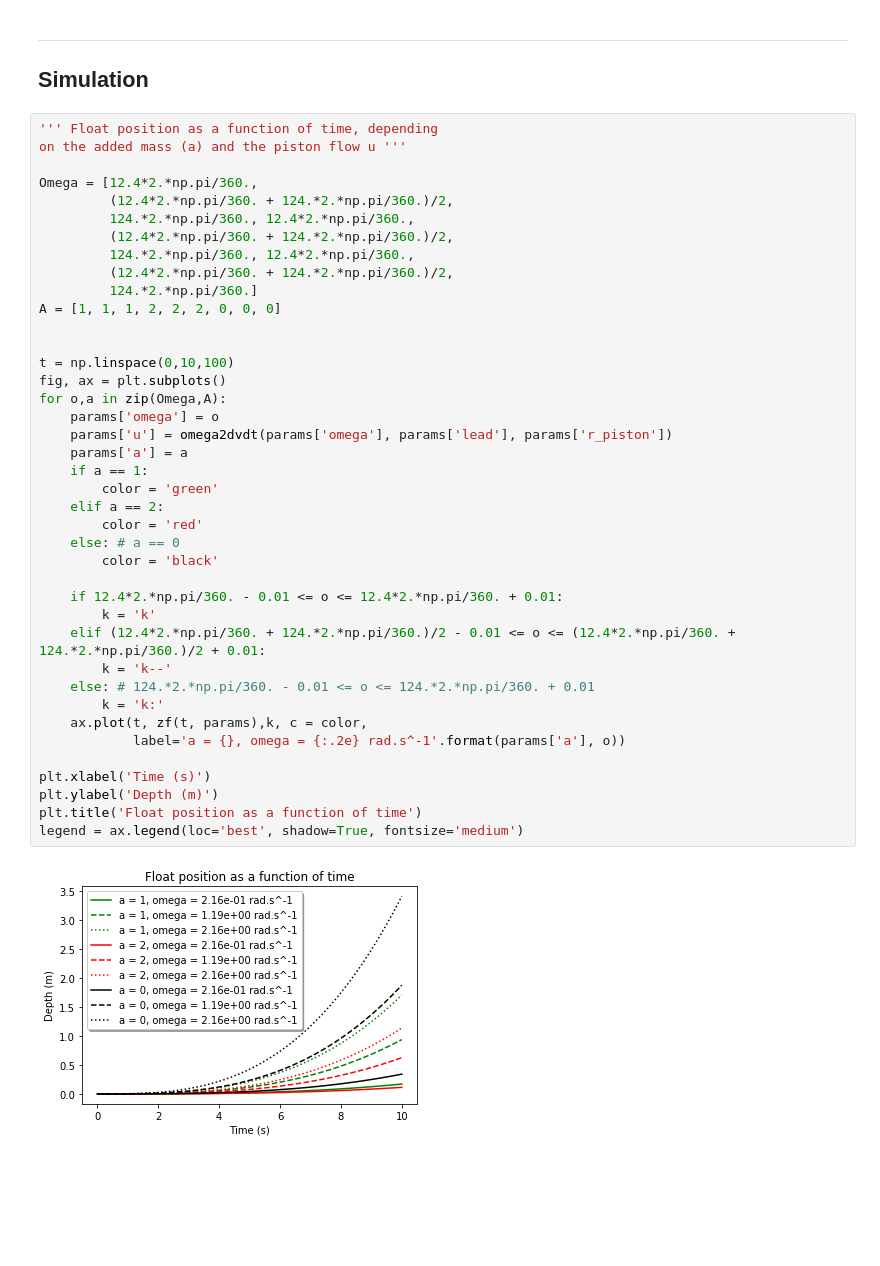
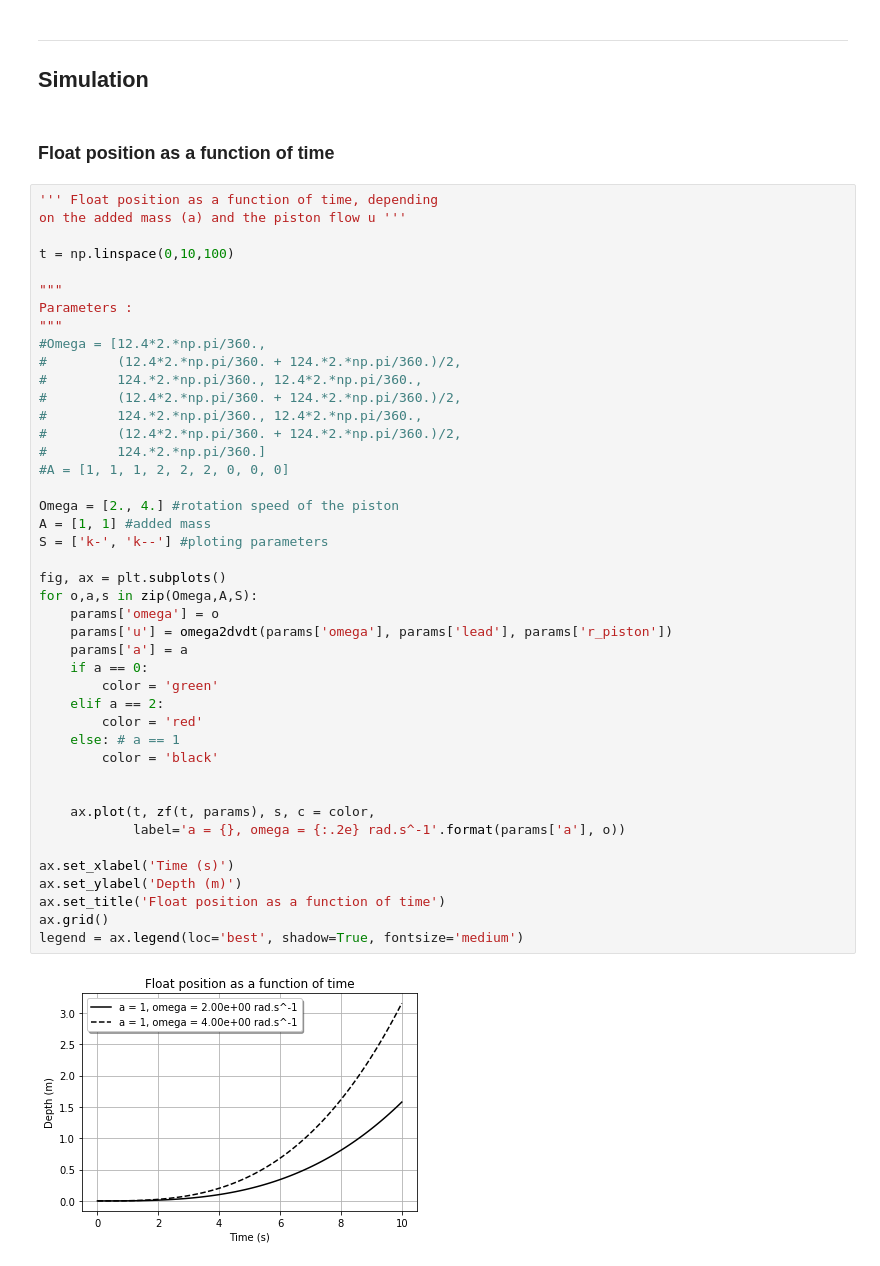
Before and after one commit to houdeval/cognac_regulation, a Jupyter notebook: feedback_parameters.ipynb, the cells around one changed output. Cells and saved outputs as stored; diff of their text form; blank space fills up the shorter version.

```diff
--- a/feedback_parameters.ipynb
+++ b/feedback_parameters.ipynb
@@ -206,45 +328,50 @@ params['m']
 ---
 
 ## Simulation
+# %% [markdown]
+### Float position as a function of time
 # %%
 ''' Float position as a function of time, depending
 on the added mass (a) and the piston flow u '''
 
-Omega = [12.4*2.*np.pi/360.,
-         (12.4*2.*np.pi/360. + 124.*2.*np.pi/360.)/2,
-         124.*2.*np.pi/360., 12.4*2.*np.pi/360.,
-         (12.4*2.*np.pi/360. + 124.*2.*np.pi/360.)/2,
-         124.*2.*np.pi/360., 12.4*2.*np.pi/360.,
-         (12.4*2.*np.pi/360. + 124.*2.*np.pi/360.)/2,
-         124.*2.*np.pi/360.]
-A = [1, 1, 1, 2, 2, 2, 0, 0, 0]
+t = np.linspace(0,10,100)
 
+"""
+Parameters :
+"""
+#Omega = [12.4*2.*np.pi/360.,
+#         (12.4*2.*np.pi/360. + 124.*2.*np.pi/360.)/2,
+#         124.*2.*np.pi/360., 12.4*2.*np.pi/360.,
+#         (12.4*2.*np.pi/360. + 124.*2.*np.pi/360.)/2,
+#         124.*2.*np.pi/360., 12.4*2.*np.pi/360.,
+#         (12.4*2.*np.pi/360. + 124.*2.*np.pi/360.)/2,
+#         124.*2.*np.pi/360.]
+#A = [1, 1, 1, 2, 2, 2, 0, 0, 0]
 
-t = np.linspace(0,10,100)
+Omega = [2., 4.] #rotation speed of the piston
+A = [1, 1] #added mass
+S = ['k-', 'k--'] #ploting parameters
+
 fig, ax = plt.subplots()
-for o,a in zip(Omega,A):
+for o,a,s in zip(Omega,A,S):
     params['omega'] = o
     params['u'] = omega2dvdt(params['omega'], params['lead'], params['r_piston'])
     params['a'] = a
-    if a == 1:
+    if a == 0:
         color = 'green'
     elif a == 2:
         color = 'red'
-    else: # a == 0
+    else: # a == 1
         color = 'black'
 
-    if 12.4*2.*np.pi/360. - 0.01 <= o <= 12.4*2.*np.pi/360. + 0.01:
-        k = 'k'
-    elif (12.4*2.*np.pi/360. + 124.*2.*np.pi/360.)/2 - 0.01 <= o <= (12.4*2.*np.pi/360. + 124.*2.*np.pi/360.)/2 + 0.01:
-        k = 'k--'
-    else: # 124.*2.*np.pi/360. - 0.01 <= o <= 124.*2.*np.pi/360. + 0.01
-        k = 'k:'
-    ax.plot(t, zf(t, params),k, c = color,
+
+    ax.plot(t, zf(t, params), s, c = color,
             label='a = {}, omega = {:.2e} rad.s^-1'.format(params['a'], o))
 
-plt.xlabel('Time (s)')
-plt.ylabel('Depth (m)')
-plt.title('Float position as a function of time')
+ax.set_xlabel('Time (s)')
+ax.set_ylabel('Depth (m)')
+ax.set_title('Float position as a function of time')
+ax.grid()
 legend = ax.legend(loc='best', shadow=True, fontsize='medium')
 # %% [output]
-[figure, old version]
+[figure, new version]
```
Also changed, not shown: parts of 15 cells of this notebook.
